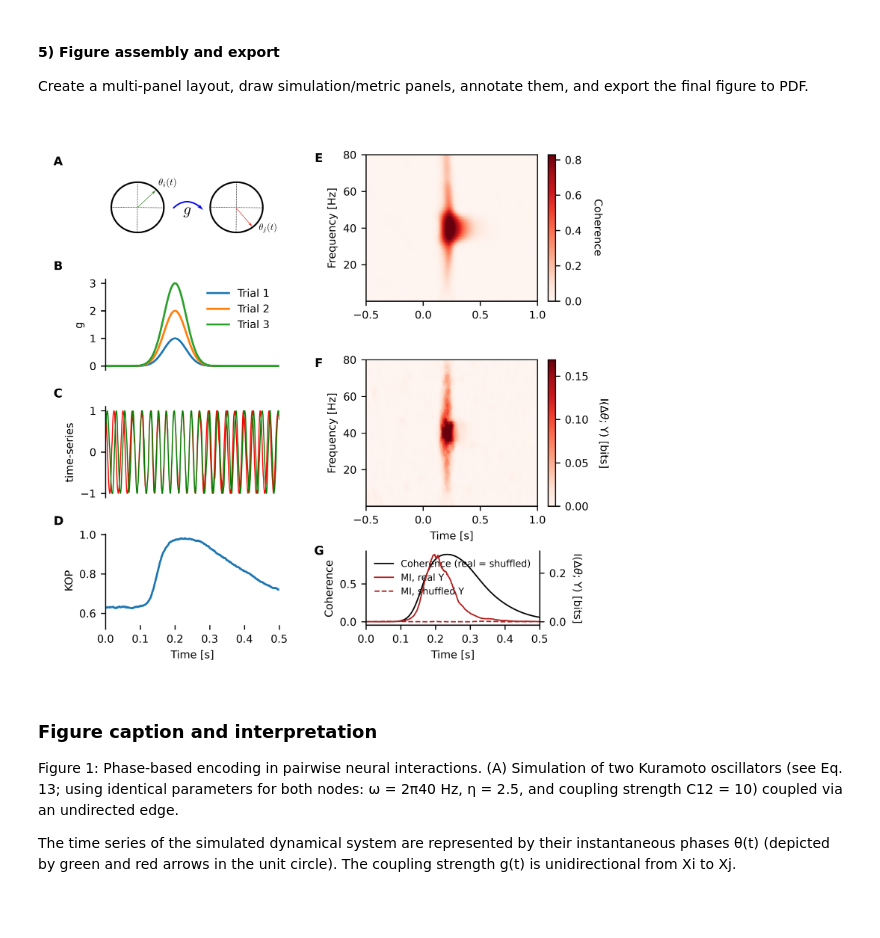
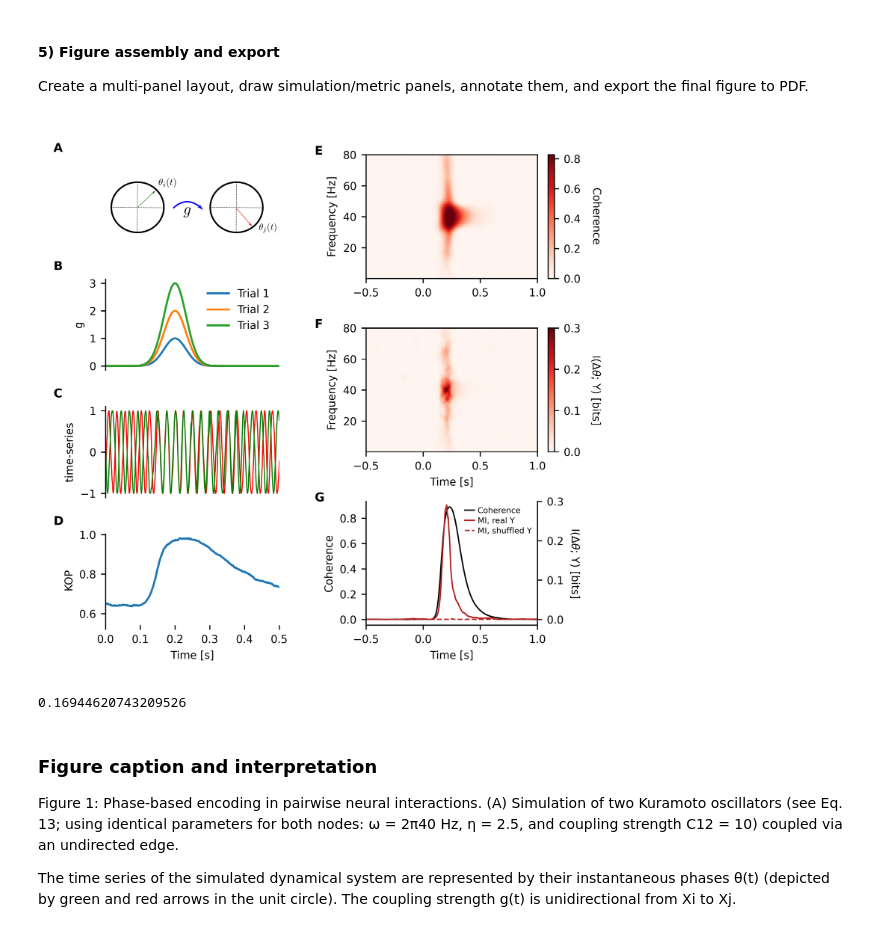
Before and after one commit to brainets/neopid, a Jupyter notebook: notebooks/Figure1.ipynb, the cells around one changed output. Cells and saved outputs as stored; diff of their text form; code cells hidden in the pictures.

```diff
--- a/notebooks/Figure1.ipynb
+++ b/notebooks/Figure1.ipynb
@@ -242,16 +242,15 @@ from PIL import Image
 fig = plt.figure(figsize=(6.0, 5.6), dpi=600)
 
 # Left column: gs1 (panel A — cartoon) above gs2 (panels B-D — time series / KOP)
-# Right column: gs3 (panels E-F — coherence and MI heatmaps) above gs4 (panel G —
-# trial-shuffle control), with gs4 sized to match a single row of gs2 (panel D):
-# same width (0.3) and same row-height fraction (~0.137) as B/C/D.
+# Right column: gs3 (panels E-F-G — coherence, MI, and trial-shuffle control),
+# a single 3-row gridspec so all three rows share the same width, height, and
+# inter-row gap (hspace=0.4) — this is what keeps E/F/G equally spaced.
+# bottom/top (0.08/0.95) match the left column's overall span (gs1 top / gs2 bottom).
 gs1 = fig.add_gridspec(nrows=1, ncols=1, left=0.1, right=0.4, bottom=0.76, top=0.95)
 gs2 = fig.add_gridspec(nrows=3, ncols=1, left=0.1, right=0.4,
                        bottom=0.08, top=0.72, hspace=0.4)
-gs3 = fig.add_gridspec(nrows=2, ncols=1, left=0.55, right=0.92,
-                       bottom=0.3, top=0.95, hspace=0.4)
-gs4 = fig.add_gridspec(nrows=1, ncols=1, left=0.55, right=0.85,
-                       bottom=0.08, top=0.217)
+gs3 = fig.add_gridspec(nrows=3, ncols=1, left=0.55, right=0.92,
+                       bottom=0.08, top=0.95, hspace=0.4)
 
 ax1 = plt.subplot(gs1[0])    # A: cartoon
 ax2 = plt.subplot(gs2[0])    # B: coupling profile g(t) for 3 example trials
@@ -259,7 +258,7 @@ ax3 = plt.subplot(gs2[1])    # C: time series of node i (strongest coupling tria
 ax5 = plt.subplot(gs2[2])    # D: Kuramoto order parameter (KOP)
 ax6 = plt.subplot(gs3[0])    # E: time-frequency coherence spectrogram
 ax7 = plt.subplot(gs3[1])    # F: time-frequency MI between Δθ and Y
-ax8 = plt.subplot(gs4[0])    # G: trial-shuffle control at the peak frequency
+ax8 = plt.subplot(gs3[2])    # G: trial-shuffle control at the peak frequency
 
 # ── PANEL A: coupling cartoon ────────────────────────────────────────────────
 plt.sca(ax1)
@@ -328,45 +327,64 @@ plt.imshow(
     aspect="auto",
     origin="lower",
     cmap="Reds",
     extent=[-0.5, 1, 0.1, 80],
     vmin=0,
-    vmax=mi_vmax,
+    vmax=0.3,
 )
 cbar = plt.colorbar()
 cbar.set_label(r"I($\Delta\theta$; Y) [bits]", rotation=270, labelpad=15)
 plt.xlabel("Time [s]")
 plt.ylabel("Frequency [Hz]")
 
 # ── PANEL G: trial-shuffle control at the peak frequency ─────────────────────
 plt.sca(ax8)
 l1, = ax8.plot(time, coh_peak, color="k", lw=1)
 ax8b = ax8.twinx()
 l2, = ax8b.plot(time, mi_peak_real, color="firebrick", lw=1)
 l3, = ax8b.plot(time, mi_peak_shuffled, color="firebrick", lw=1, ls="--")
 [ax8.spines[key].set_visible(False) for key in ["top"]]
 ax8b.spines["top"].set_visible(False)
 ax8.set_xlabel("Time [s]")
 ax8.set_ylabel("Coherence")
 ax8b.set_ylabel(r"I($\Delta\theta$; Y) [bits]", rotation=270, labelpad=12)
+ax8.set_xlim(-0.5, 1.0)
+# Get current positions of the axes
+ax8_pos = ax8.get_position()
+# Make the width smaller to match the right edge of ax6 (the coherence panel) so that the three panels line up and share the same x-scale.
+right_edge = ax6.get_position().x1
+ax8.set_position([ax8_pos.x0, ax8_pos.y0, right_edge - ax8_pos.x0, ax8_pos.height])
+
+# The MI peak sits close enough to t~0.4 that it still brushes the legend's
+# bottom-left corner; a little headroom on the MI axis clears it without
+# touching the coherence curve's own scale.
+y2_min, y2_max = ax8b.get_ylim()
+ax8b.set_ylim(y2_min, 0.3)
+
 ax8.legend(
     [l1, l2, l3],
-    ["Coherence (real = shuffled)", "MI, real Y", "MI, shuffled Y"],
-    frameon=False, fontsize=SMALL_SIZE - 1, loc="upper left",
+    ["Coherence", "MI, real Y", "MI, shuffled Y"],
+    frameon=False, fontsize=SMALL_SIZE - 2, loc="upper right",
+    handlelength=1.2, handletextpad=0.4, labelspacing=0.3, borderaxespad=0.3,
 )
-ax8.set_xlim(0, 0.5)
 
 bg = plot.Background(visible=False)
-plot.add_panel_letters(
-    fig,
-    axes=[ax1, ax2, ax3, ax5, ax6, ax7, ax8],
-    fontsize=MEDIUM_SIZE,
-    xpos=[-0.3] * 7,
-    ypos=[1.1] * 4 + [0.95] * 3,
-)
+
+# Add panel letters to the figure, positioned relative to each axes with ax.text(xmin, ymax, "(a)")
+ax1.text(-0.3, 1.3, "A", transform=ax1.transAxes, fontsize=MEDIUM_SIZE, weight="bold")
+ax2.text(-0.3, 1.1, "B", transform=ax2.transAxes, fontsize=MEDIUM_SIZE, weight="bold")
+ax3.text(-0.3, 1.1, "C", transform=ax3.transAxes, fontsize=MEDIUM_SIZE, weight="bold")
+ax5.text(-0.3, 1.1, "D", transform=ax5.transAxes, fontsize=MEDIUM_SIZE, weight="bold")
+ax6.text(-0.3, 1., "E", transform=ax6.transAxes, fontsize=MEDIUM_SIZE, weight="bold")
+ax7.text(-0.3, 1., "F", transform=ax7.transAxes, fontsize=MEDIUM_SIZE, weight="bold")
+ax8.text(-0.3, 1., "G", transform=ax8.transAxes, fontsize=MEDIUM_SIZE, weight="bold")
 
 plt.savefig("../figures/Figure1.pdf")
 # %% [output]
-[figure, old version]
+[figure, new version]
+# %%
+mi_vmax
+# %% [output]
+0.16944620743209526
 # %% [markdown]
 ### Figure caption and interpretation
 
```
Also changed, not shown: parts of 6 cells of this notebook, 1 other file.
